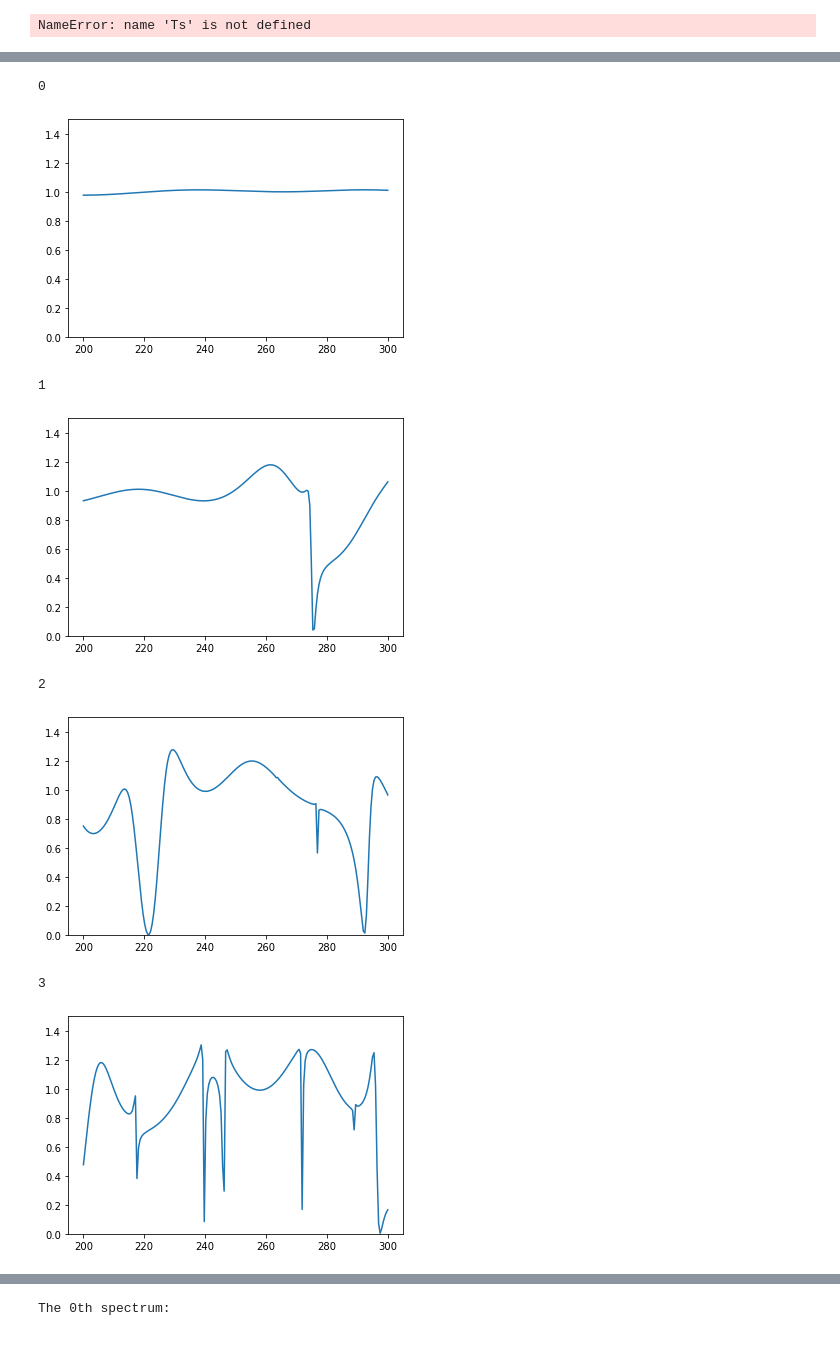
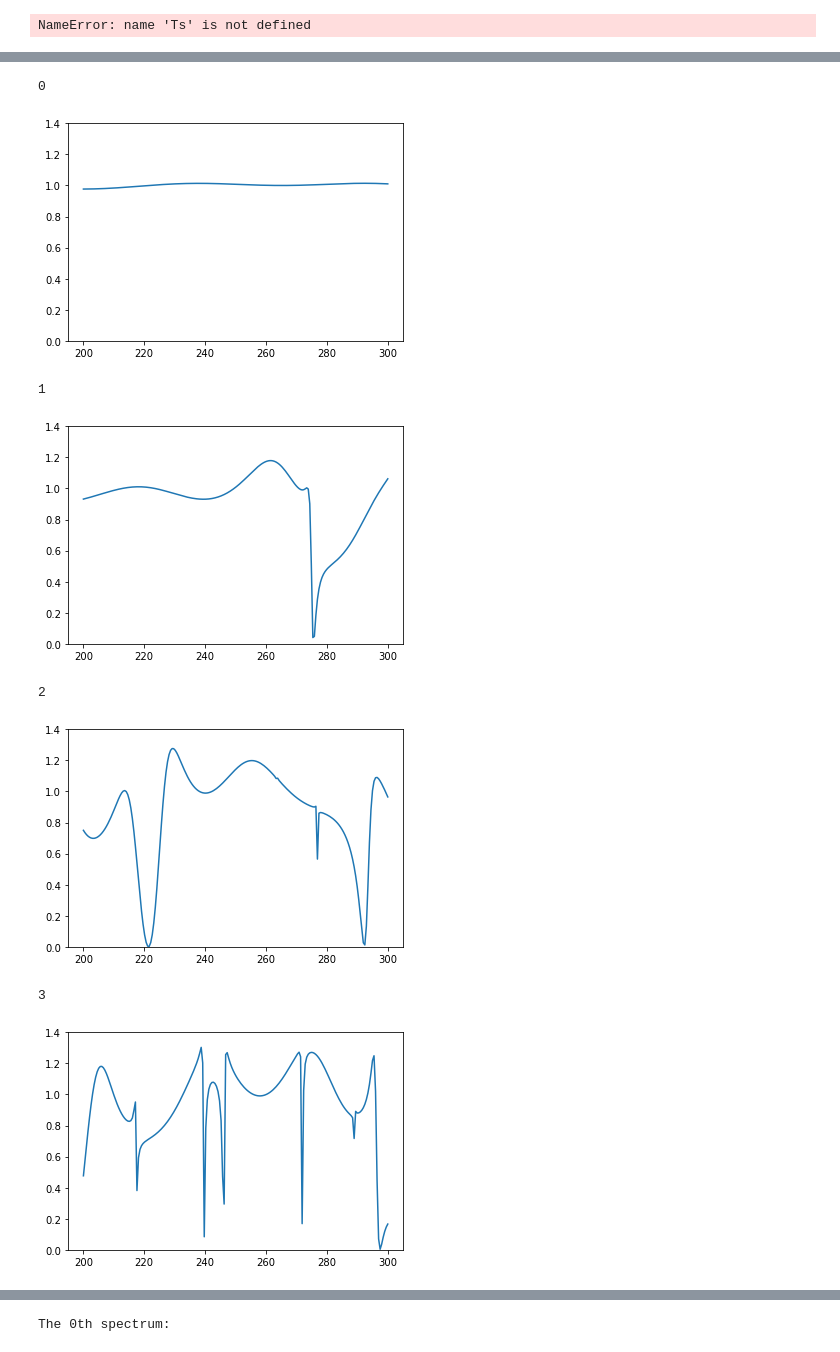
Before and after one commit to rifaasyari/Summer_research, a Jupyter notebook: meep_code/shape_generator.ipynb, the cells around one changed output, grey strips where cells are left out. Saved outputs shown, nothing was run; the diff lists cells and outputs as text; code cells hidden in the pictures.

```diff
--- a/meep_code/shape_generator.ipynb
+++ b/meep_code/shape_generator.ipynb
@@ -209,19 +138,19 @@ np.savetxt('data/SP_xaxis.txt', data[0][0])
 # %%
 read = np.genfromtxt('data/DATA5_sp.txt')
 x = np.genfromtxt('data/SP_xaxis.txt')
 #read.shape
 for i in range(size):
     print(i)
-    plt.ylim(0, 1.5)
+    plt.ylim(0, 1.4)
     plt.plot(x, read[i])
     plt.show()
 # %% [output]
 0
-[figure, old version]
+[figure, new version]
 1
-[figure, old version]
+[figure, new version]
 2
-[figure, old version]
+[figure, new version]
 3
-[figure, old version]
+[figure, new version]
 4
```
Also changed, not shown: parts of 6 cells of this notebook, 8 other files.
